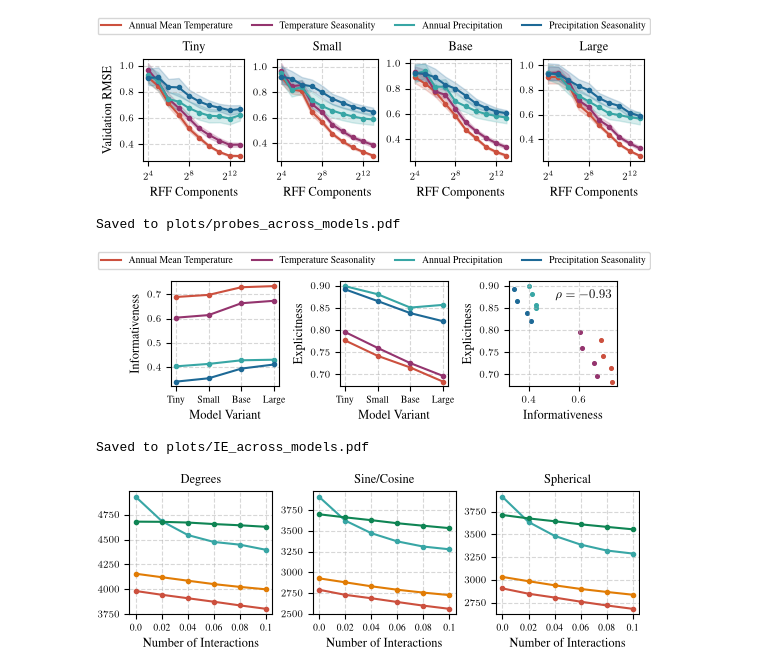
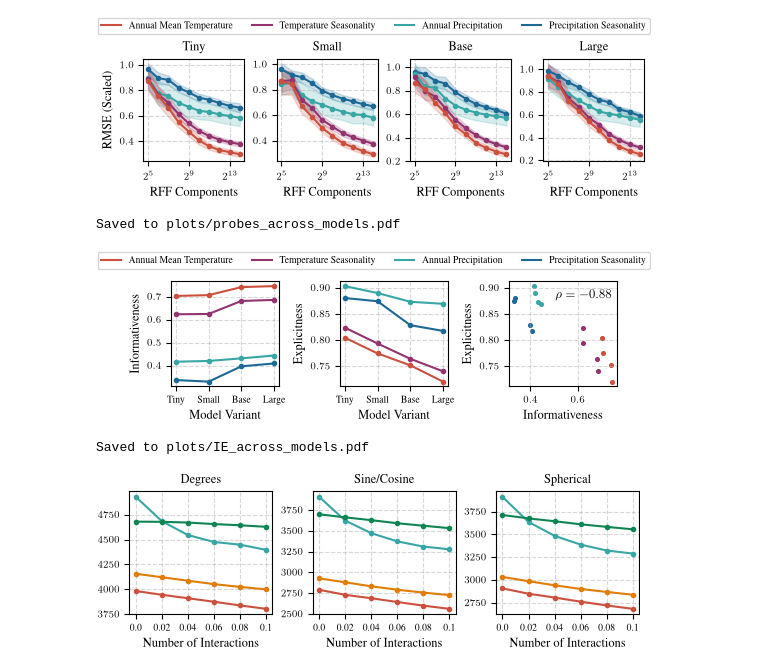
Before and after one commit to kdybek/terramind_probing, a Jupyter notebook: plots.ipynb, the cells around one changed output. Saved outputs shown, nothing was run; the diff lists cells and outputs as text; code cells hidden in the pictures.

```diff
--- a/plots.ipynb
+++ b/plots.ipynb
@@ -45,7 +45,7 @@ SIZE_DICT = {
     "terramind_v1_large": 1024,
 }
 
-TARGET_NAMES = ["bio01", "bio04", "bio12", "bio15"]
+TARGET_NAMES = ["bio15", "bio12", "bio04", "bio01"]
 TARGET_LABELS = {
     "bio01": "Annual Mean Temperature",
     "bio04": "Temperature Seasonality",
@@ -60,7 +60,7 @@ TARGET_COLORS = {
 }
 SIZE_COLOR = PALETTE[4]
 
-RBF_COMPONENT_COUNTS = [16, 32, 64, 128, 256, 512, 1024, 2048, 4096, 8192]
+RBF_COMPONENT_COUNTS = [32, 64, 128, 256, 512, 1024, 2048, 4096, 8192, 16384]
 # %%
 import numpy as np
 
@@ -121,37 +121,36 @@ for ax, model in zip(axes, MODEL_NAMES, strict=True):
         los = []
         his = []
         for rff_component_count in RBF_COMPONENT_COUNTS:
             sub_df = df[
                 (df["model_name"] == model) &
                 (df["rff_component_count"] == rff_component_count) &
                 (df["target"] == tgt)
             ]
 
             assert len(sub_df) == NUM_FOLDS, f"Expected {NUM_FOLDS} folds, but got {len(sub_df)} for model={model}, rff_component_count={rff_component_count}, target={tgt}"
 
-            scores = sub_df['val_loss'].values
-            scores = np.sqrt(scores)  # Convert MSE to RMSE
+            scores = sub_df['val_rmse'].values
             mean, lower_ci, upper_ci = mean_bootstrap_ci(scores)
             means.append(mean)
             los.append(lower_ci)
             his.append(upper_ci)
 
         ax.plot(RBF_COMPONENT_COUNTS, means, label=TARGET_LABELS[tgt], color=TARGET_COLORS[tgt], marker="o", markersize=MARKER_SIZE)
         ax.fill_between(RBF_COMPONENT_COUNTS, los, his, color=TARGET_COLORS[tgt], alpha=0.2)
 
     ax.set_xscale("log", base=2)
     ax.set_xlabel("RFF Components")
     ax.set_title(MODEL_LABELS[model])
     ax.grid(True, linestyle="--", alpha=0.5)
-axes[0].set_ylabel("Validation RMSE")
+axes[0].set_ylabel("RMSE (Scaled)")
 
 fig.legend(handles=color_handles, loc="upper center", ncol=4, bbox_to_anchor=(0.5, 1.15))
 
 plt.savefig("plots/probes_across_models.pdf", bbox_inches="tight")
 plt.show()
 print("\nSaved to plots/probes_across_models.pdf")
 # %% [output]
-[figure, old version]
+[figure, new version]
 Saved to plots/probes_across_models.pdf
 # %%
 import os
@@ -209,8 +208,7 @@ for ax, metric in zip(axes[:2], ["Informativeness", "Explicitness"], strict=True
 
                 assert len(sub_df) == NUM_FOLDS, f"Expected {NUM_FOLDS} folds, but got {len(sub_df)} for model={model}, rff_component_count={rff_component_count}, target={tgt}"
 
-                scores = sub_df['val_loss'].values
-                scores = np.sqrt(scores)  # Convert MSE to RMSE
+                scores = sub_df['val_rmse'].values
                 mean, lower_ci, upper_ci = mean_bootstrap_ci(scores)
                 means.append(mean)
                 los.append(lower_ci)
@@ -274,7 +272,7 @@ plt.savefig("plots/IE_across_models.pdf", bbox_inches="tight")
 plt.show()
 print("\nSaved to plots/IE_across_models.pdf")
 # %% [output]
-[figure, old version]
+[figure, new version]
 Saved to plots/IE_across_models.pdf
 # %%
 import os
```
Also changed, not shown: 2 other files.
